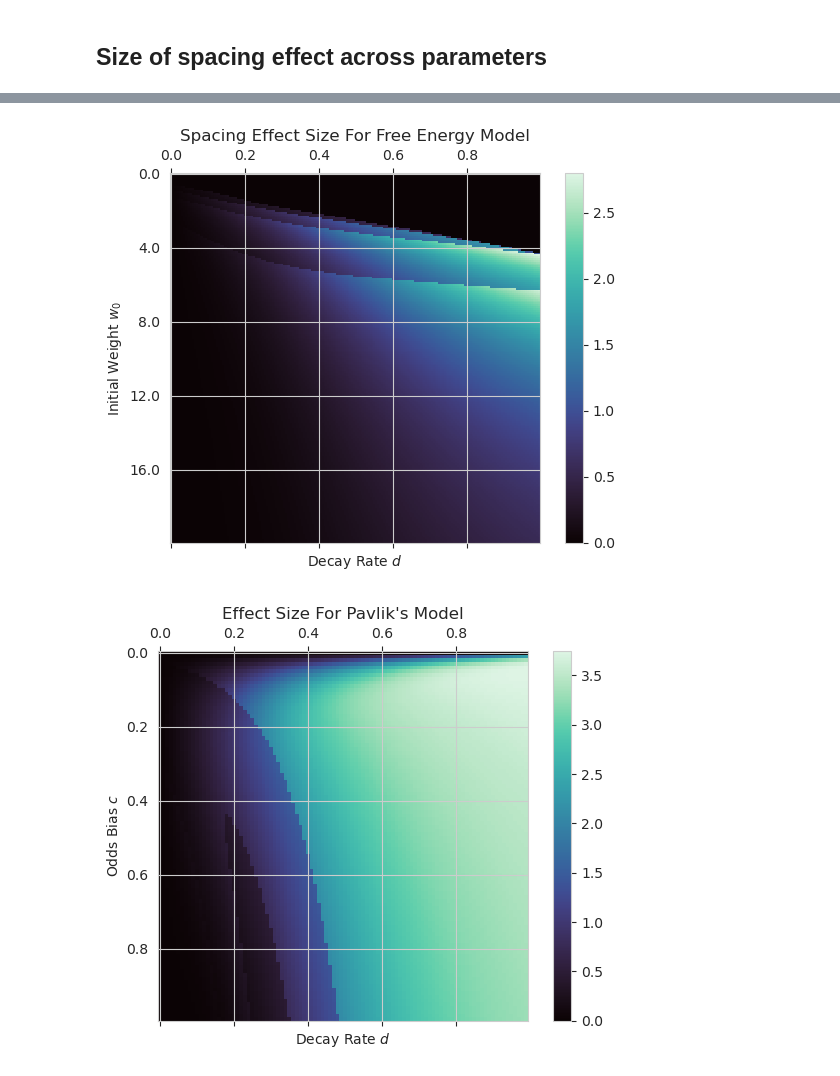
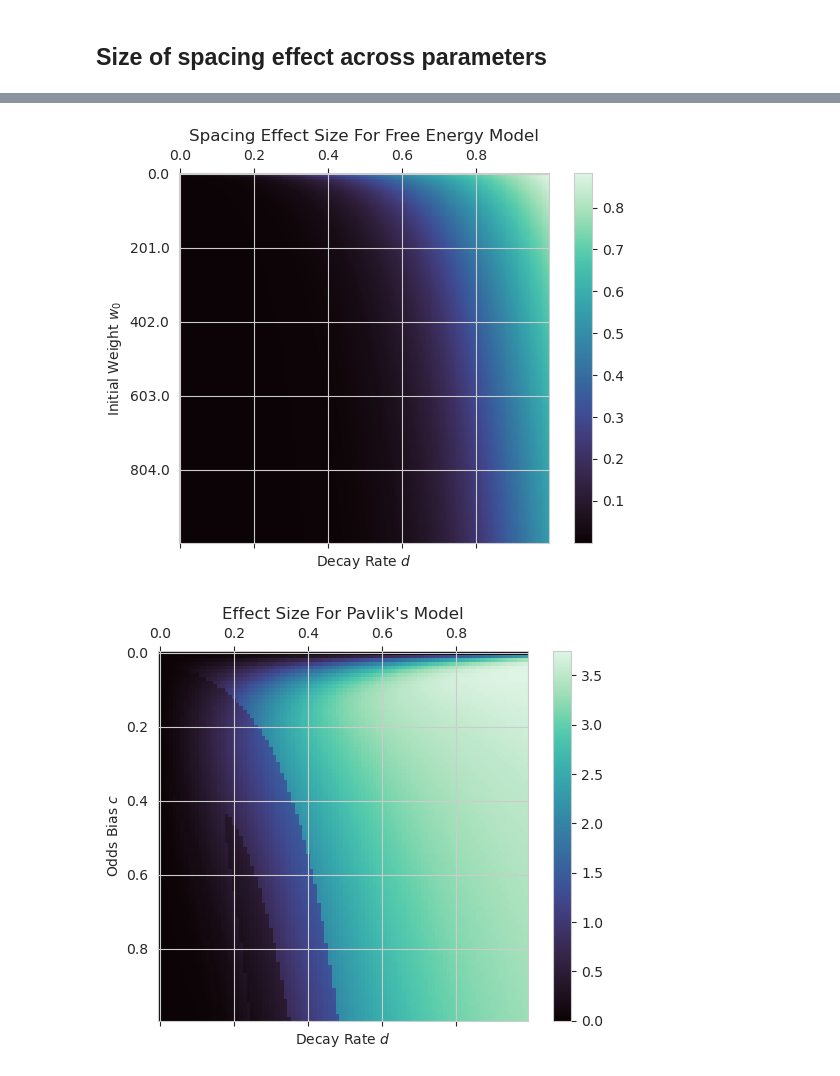
Before and after one commit to UWCCDL/SpacingEffect, a Jupyter notebook: spacing.ipynb, the cells around one changed output, grey strips where cells are left out. Cells and saved outputs as stored; diff of their text form; code cells hidden in the pictures.

```diff
--- a/spacing.ipynb
+++ b/spacing.ipynb
@@ -37,0 +24,3 @@ The final, complete model is noteworthy for its reliability, having been used to
+# %%
+cepeda = pd.read_csv("cepeda_recall.csv")
+cepeda
@@ -213,0 +362,18 @@ plt.show()
+# %%
+fig, ax = plt.subplots()
+cepeda.groupby("RI").plot(x="Spacing", y="Accuracy", marker="o", ax=ax, linestyle="--")
+ax.legend(["After %d days" % (x,) for x in [7, 35, 70, 350]],
+          loc="upper right", title="Test")
+ax.set_ylabel("Recall Accuracy")
+ax.set_xlabel("Space Between Encodings (days)")
+ax.set_title("Cepeda et al. (2008)")
+fig.suptitle("Spacing Effect")
+
+results = free_energy(design, d=fe_best.x[0], w0=fe_best.x[1])
+
+plt.gca().set_prop_cycle(None)
+for ri in design.keys():
+    x = design[ri]
+    y = results[ri]
+    ax.plot(x, y, "-")
+plt.show()
@@ -255,6 +427,6 @@ categorize(results)
 # %%
 cmap = plt.get_cmap('coolwarm_r', 3)
-w_space = np.linspace(0, 20, 100) # Y axis
+w_space = np.linspace(0.00001, 1000, 100) # Y axis
 d_space = np.linspace(0.0001, 1.0001, 100) # X Axis
 
 S = np.zeros((len(w_space), len(d_space)))
@@ -264,14 +436,16 @@ for i, w0 in enumerate(w_space):
         res = free_energy(design, d=d, w0=w0)
         S[i, j] = categorize(res)
 
+S[0,0]=2
+print(np.sum(S))
 fig = plt.figure()
 ax = fig.add_subplot(111)
 cax = ax.matshow(S, interpolation='nearest', cmap=cmap)
 fig.colorbar(cax, ticks=[1/3, 1, 5/3], format=FixedFormatter(["All", "Some", "None"]))
-ax.xaxis.set_major_locator(MultipleLocator(100))
-ax.yaxis.set_major_locator(MultipleLocator(100))
-ax.set_xticklabels([''] + [str(round(x, 2)) for x in d_space[0::100]])
-ax.set_yticklabels([''] + [str(round(x, 0)) for x in w_space[0::100]])
+ax.xaxis.set_major_locator(MultipleLocator(20))
+ax.yaxis.set_major_locator(MultipleLocator(20))
+ax.set_xticklabels([''] + [str(round(x, 2)) for x in d_space[0::20]])
+ax.set_yticklabels([''] + [str(round(x, 0)) for x in w_space[0::20]])
 ax.set_ylabel("Initial Weight $w_0$")
 ax.set_xlabel("Decay Rate $d$")
 ax.set_title("PSP For Free Energy Model")
@@ -328,29 +503,29 @@ se_size(results)
 # %%
-w_space = np.linspace(0, 20, 200) # Y axis
+w_space = np.linspace(0.0001, 1000, 200) # Y axis
 d_space = np.linspace(0.0001, 1.0001, 200) # X Axis
 
 S = np.zeros((len(w_space), len(d_space)))
 
 for i, w0 in enumerate(w_space):
     for j, d in enumerate(d_space):
         res = free_energy(design, d=d, w0=w0)
         S[i, j] = se_size(res)
 
 fig = plt.figure()
 ax = fig.add_subplot(111)
 cax = ax.matshow(S, interpolation='nearest', cmap="mako")
 fig.colorbar(cax)
 ax.xaxis.set_major_locator(MultipleLocator(40))
 ax.yaxis.set_major_locator(MultipleLocator(40))
 ax.set_xticklabels([''] + [str(round(x, 1)) for x in d_space[0::40]])
 ax.set_yticklabels([''] + [str(round(x, 0)) for x in w_space[0::40]])
 ax.set_ylabel("Initial Weight $w_0$")
 ax.set_xlabel("Decay Rate $d$")
 ax.set_title("Spacing Effect Size For Free Energy Model")
 plt.show()
 plt.show()
 # %% [output]
-[figure, old version]
+[figure, new version]
 # %%
 c_space = np.linspace(0, 1, 100)
 d_space = np.linspace(0.0001, 1.0001, 100)
```
Also changed, not shown: parts of 19 cells of this notebook.
